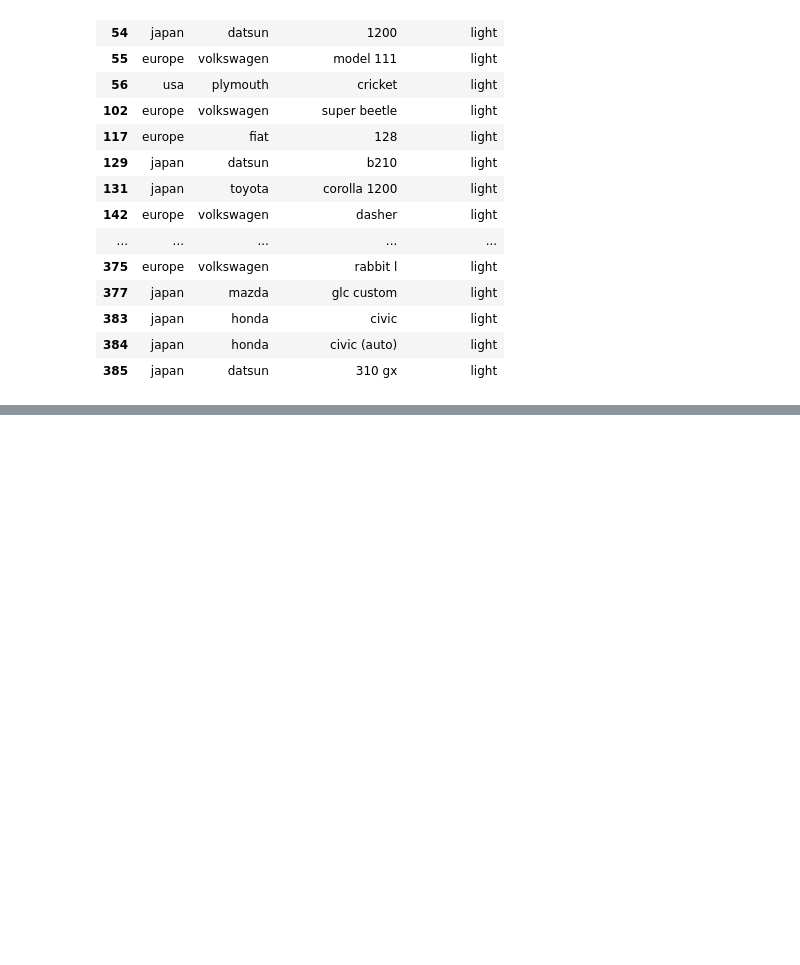
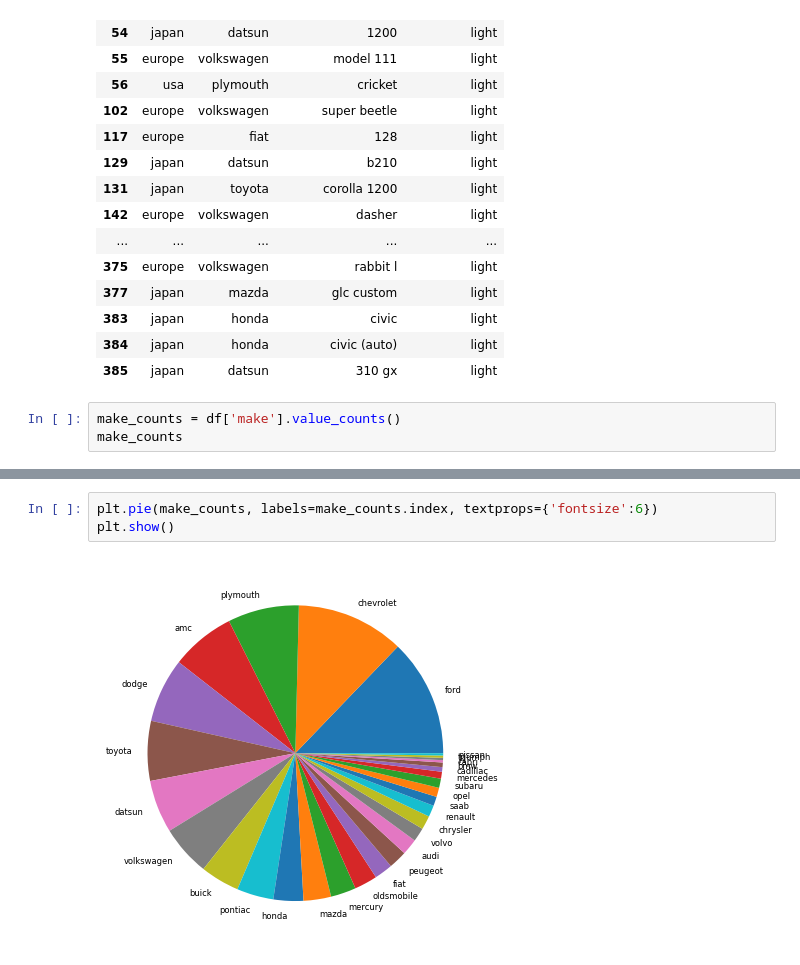
Before and after one commit to get-to-work-together/Computrain-Python-voor-Data-Science, a Jupyter notebook: Training/opdracht 3 - pandas.ipynb, the cells around one changed output, grey strips where cells are left out. Drawn from its saved outputs; the diff is of its cells as text; blank space fills up the shorter version.

```diff
--- a/Training/opdracht 3 - pandas.ipynb
+++ b/Training/opdracht 3 - pandas.ipynb
@@ -302,3 +300,6 @@ df.loc[df['weight_class']=='light', ['origin','make','model','weight_class']]
 | 383 | japan | honda | civic | light |
 | 384 | japan | honda | civic (auto) | light |
 | 385 | japan | datsun | 310 gx | light |
+# %%
+make_counts = df['make'].value_counts()
+make_counts
@@ -304,0 +324,5 @@ df.loc[df['weight_class']=='light', ['origin','make','model','weight_class']]
+# %%
+plt.pie(make_counts, labels=make_counts.index, textprops={'fontsize':6})
+plt.show()
+# %% [output]
+[figure, added]
```
Also changed, not shown: parts of 6 cells of this notebook, 3 other files.
